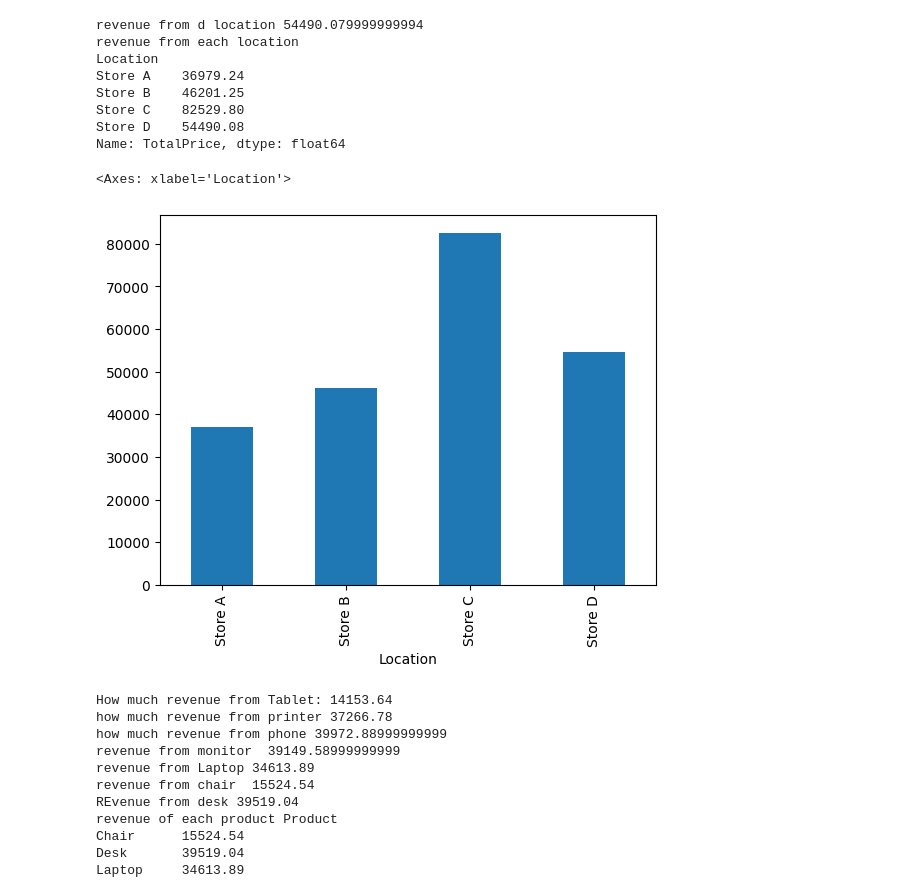
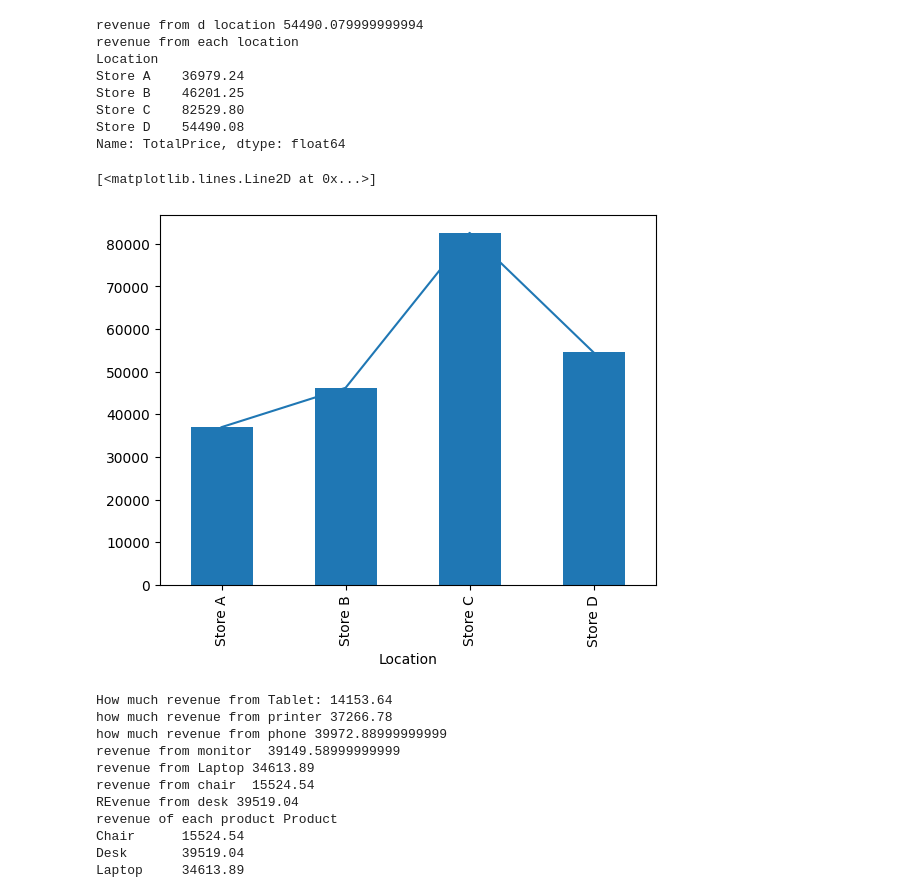
Before and after one commit to shanib-techie/power-bi, a Jupyter notebook: retail_store_analysis/notebook.ipynb, the cells around one changed output. Drawn from its saved outputs; the diff is of its cells as text; code cells hidden in the pictures.

```diff
--- a/retail_store_analysis/notebook.ipynb
+++ b/retail_store_analysis/notebook.ipynb
@@ -87,15 +87,15 @@ Name: TotalPrice, dtype: float64
 # %%
 import pandas as pd
 import matplotlib.pyplot as plt
 
 df = pd.read_excel("C:\\Users\\Admin\\OneDrive\\Desktop\\power bi\\retail_store_analysis\\Retail-Store-Transactions (1).xlsx")
 
 r_each_l_graph = df.groupby("Location")["TotalPrice"].sum()
 r_each_l_graph.plot(kind="bar")
-# plt.bar(r_each_l_graph)
+plt.plot(r_each_l_graph)
 # %% [output]
-<Axes: xlabel='Location'>
+[<matplotlib.lines.Line2D at 0x...>]
-[figure, old version]
+[figure, new version]
 # %%
 
 import pandas as pd
```
Also changed, not shown: parts of 4 cells of this notebook, 3 other files.
